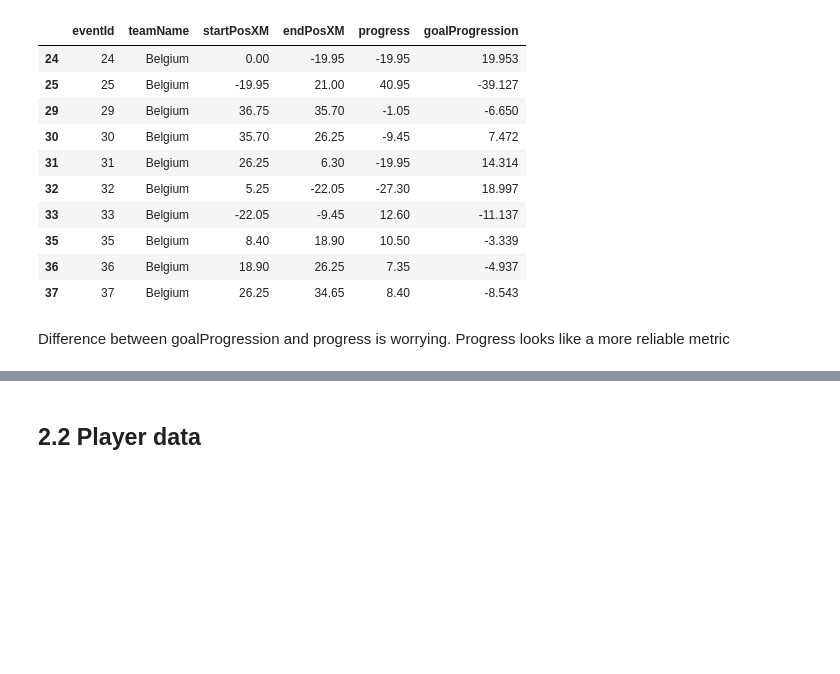
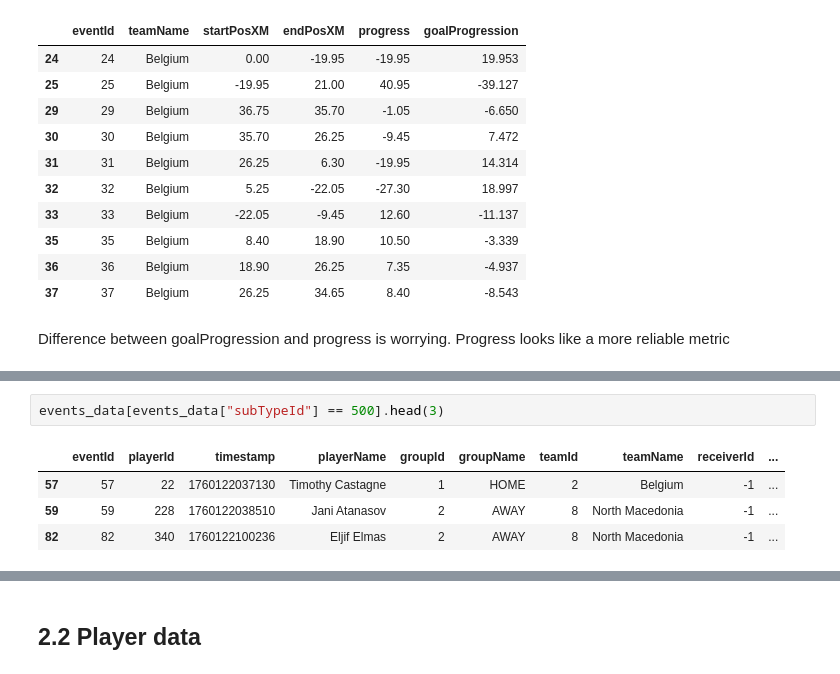
Before and after one commit to MarijnSt/belgium-north-macedonia-analysis, a Jupyter notebook: notebooks/data_exploration.ipynb, the cells around one changed output, grey strips where cells are left out. Cells and saved outputs as stored; diff of their text form; blank space fills up the shorter version.

```diff
--- a/notebooks/data_exploration.ipynb
+++ b/notebooks/data_exploration.ipynb
@@ -252,0 +303,7 @@ Difference between goalProgression and progress is worrying. Progress looks like
+# %%
+events_data[events_data["subTypeId"] == 500].head(3)
+# %% [output]
+|  | eventId | playerId | timestamp | playerName | groupId | groupName | teamId | teamName | receiverId | ... |
+| 57 | 57 | 22 | 1760122037130 | Timothy Castagne | 1 | HOME | 2 | Belgium | -1 | ... |
+| 59 | 59 | 228 | 1760122038510 | Jani Atanasov | 2 | AWAY | 8 | North Macedonia | -1 | ... |
+| 82 | 82 | 340 | 1760122100236 | Eljif Elmas | 2 | AWAY | 8 | North Macedonia | -1 | ... |
```
Also changed, not shown: parts of 7 cells of this notebook, 2 other files.
